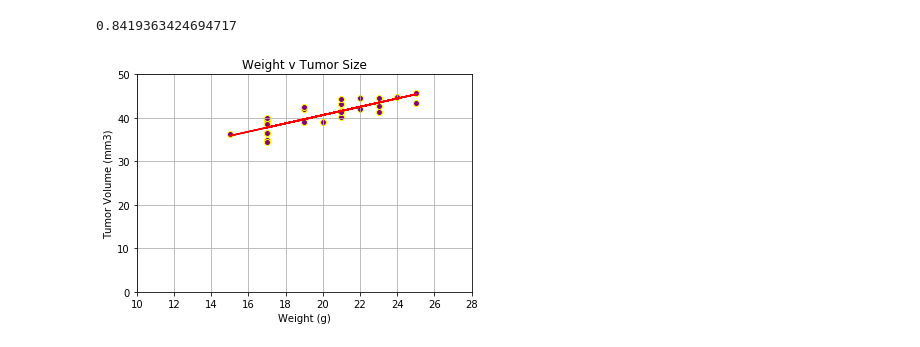
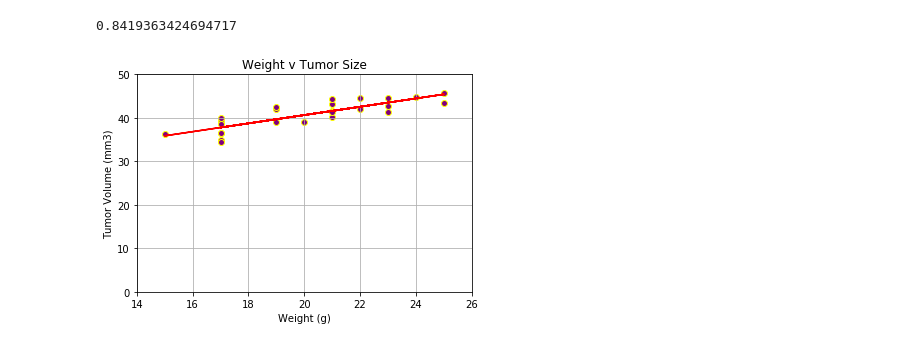
Before and after one commit to j1candel/matplotlib-challenge, a Jupyter notebook: Pymaceuticals/pymaceuticals_starter.ipynb, the cells around one changed output. Saved outputs shown, nothing was run; the diff lists cells and outputs as text; code cells hidden in the pictures.

```diff
--- a/Pymaceuticals/pymaceuticals_starter.ipynb
+++ b/Pymaceuticals/pymaceuticals_starter.ipynb
@@ -360,20 +366,20 @@ correlation_coefficient
 # %%
 #Making the scatter plot
 plt.scatter(weight, average_tumor, marker = 'o', facecolors = 'purple', edgecolors = 'yellow')
 
 #Giving names to labels
 plt.title('Weight v Tumor Size')
 plt.xlabel('Weight (g)')
 plt.ylabel('Tumor Volume (mm3)')
 
 #Setting Limits
-plt.xlim(10,28)
+plt.xlim(14,26)
 plt.ylim(0,50)
 
-#
+#Plotting the regression line
 x_values = weight
 regress_values = x_values * slope + intercept
 plt.plot(x_values, regress_values, 'r-')
 plt.grid()
 # %% [output]
-[figure, old version]
+[figure, new version]
```
Also changed, not shown: parts of 2 cells of this notebook.
